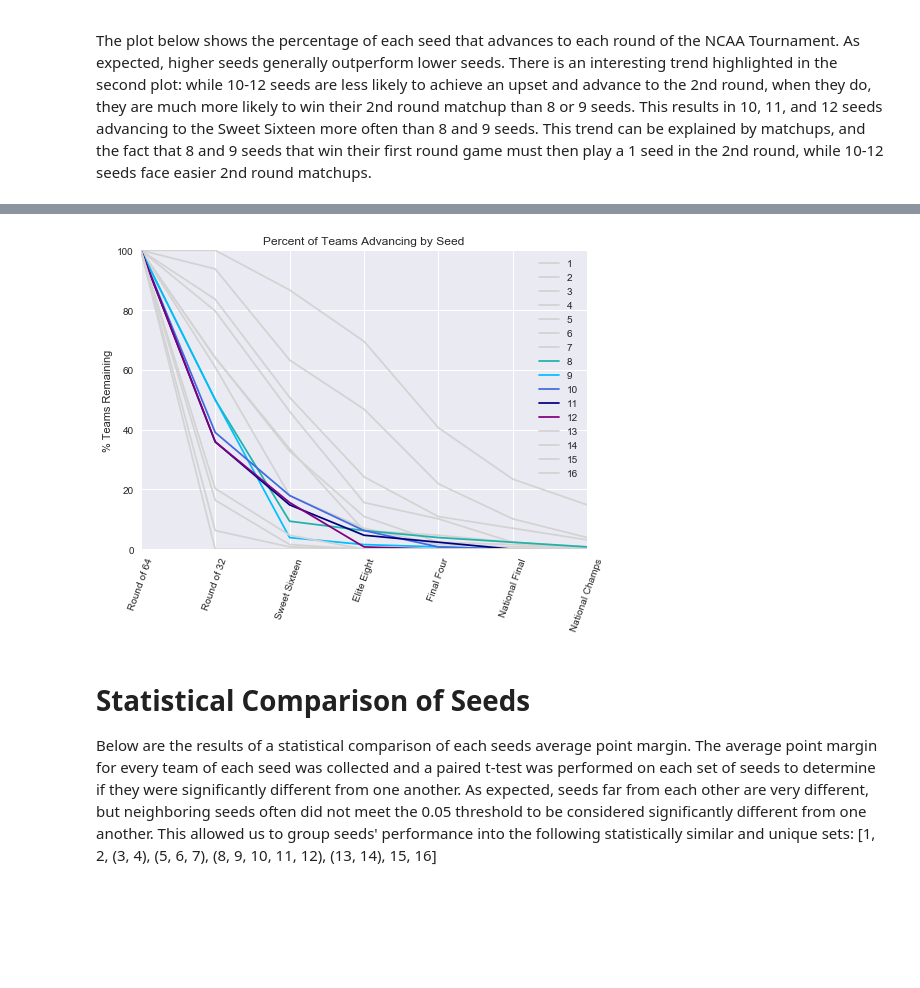
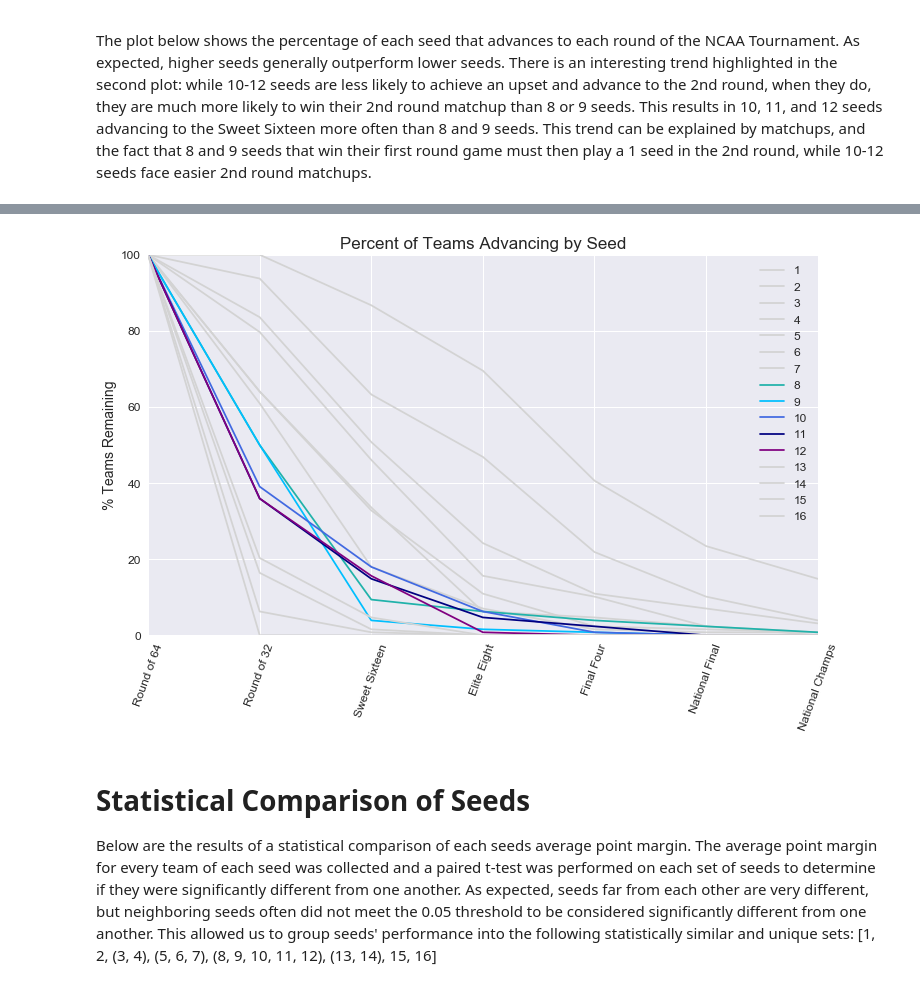
Before and after one commit to mmclaughlin87/march-madness-historical-perfomance, a Jupyter notebook: march_madness_analysis.ipynb, the cells around one changed output, grey strips where cells are left out. Cells and saved outputs as stored; diff of their text form; code cells hidden in the pictures; blank space fills up the shorter version.

```diff
--- a/march_madness_analysis.ipynb
+++ b/march_madness_analysis.ipynb
@@ -192,23 +202,25 @@ plt.show()
 # %%
 # highlight interesting seeds
 
 colors = ["lightgray","lightgray","lightgray","lightgray","lightgray","lightgray","lightgray","lightseagreen",
           "deepskyblue","royalblue","navy","purple","lightgray","lightgray","lightgray","lightgray"]
 
+plt.figure(figsize=(12,7))
 for i in range(len(teams_remaining_by_seed)):
     plt.plot(teams_remaining_by_seed[i], c=colors[i])
 
 xticks = ["Round of 64","Round of 32","Sweet Sixteen","Elite Eight","Final Four","National Final","National Champs"]
 tick_locations = range(len(xticks))
-plt.title("Percent of Teams Advancing by Seed")
-plt.ylabel("% Teams Remaining")
-plt.xticks(tick_locations, xticks, rotation=70)
+plt.title("Percent of Teams Advancing by Seed", fontsize=17)
+plt.ylabel("% Teams Remaining", fontsize=14)
+plt.xticks(tick_locations, xticks, rotation=70, fontsize=12)
+plt.yticks(fontsize=12)
 plt.ylim(0,100)
 plt.xlim(0,6)
-plt.legend(range(1,17))
+plt.legend(range(1,17), fontsize=12)
 plt.show()
 # %% [output]
-[figure, old version]
+[figure, new version]
 # %% [markdown]
 # Statistical Comparison of Seeds
 
```
Also changed, not shown: parts of 12 cells of this notebook, 1 other file.
